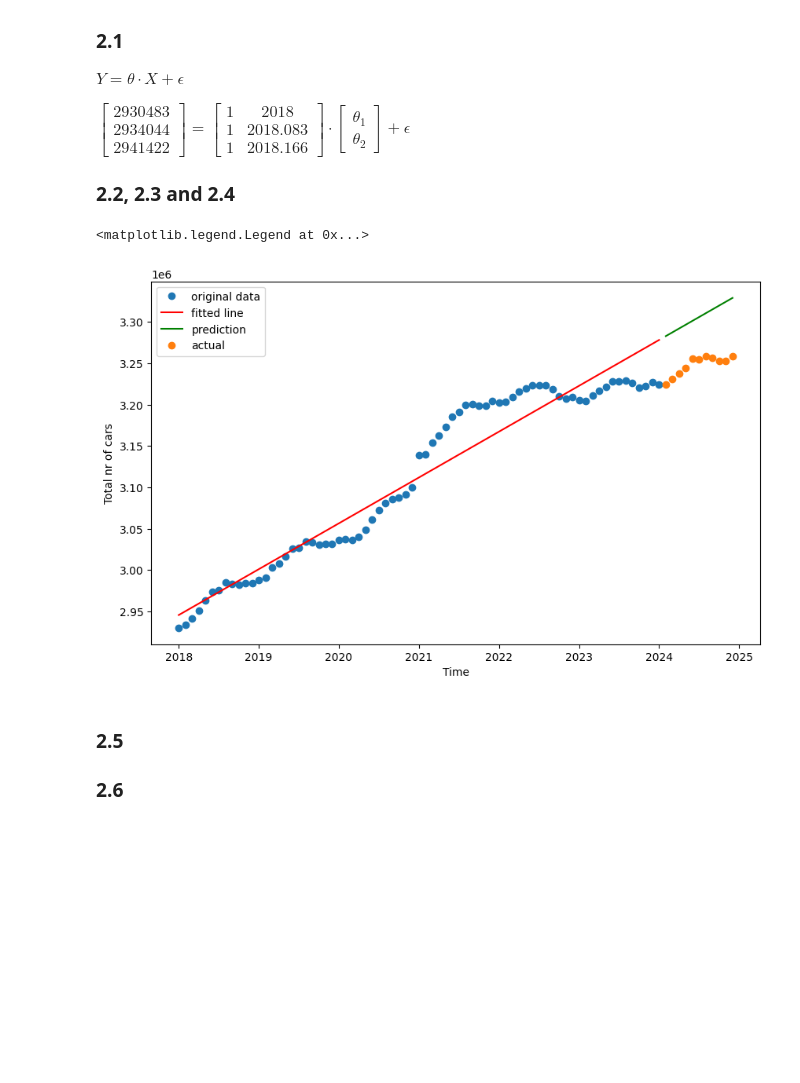
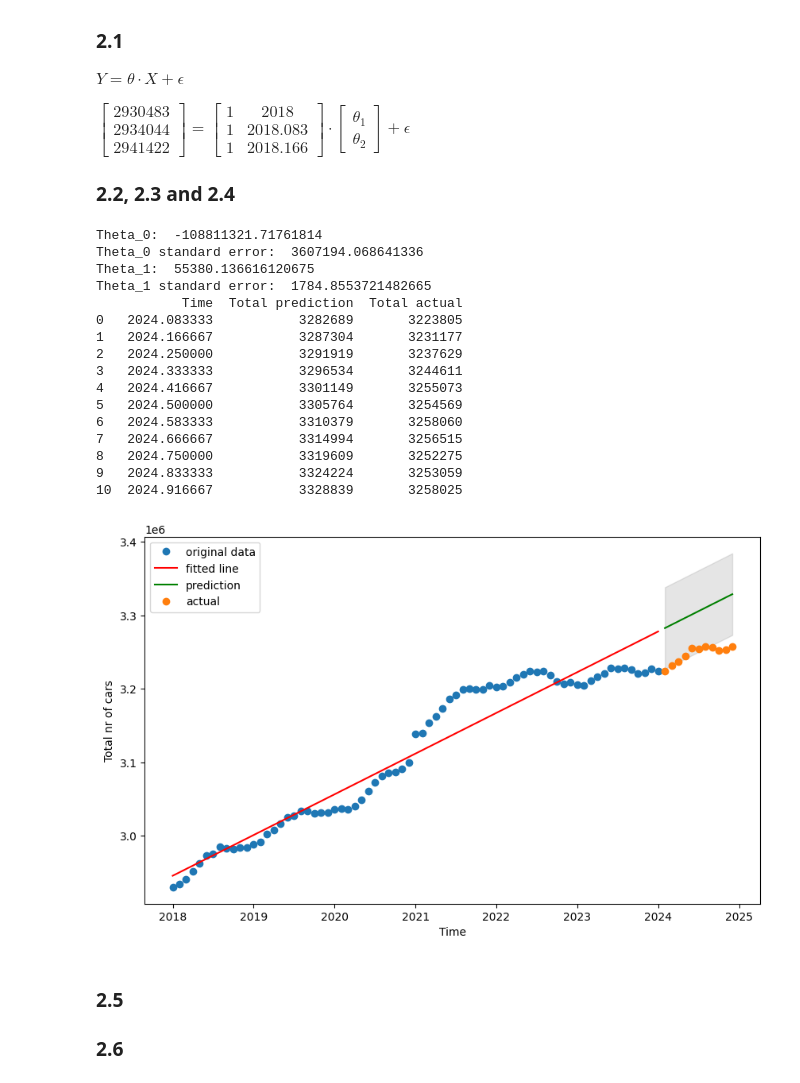
Before and after one commit to luca2618/Timeseries, a Jupyter notebook: assignment1.ipynb, the cells around one changed output. Saved outputs shown, nothing was run; the diff lists cells and outputs as text; code cells hidden in the pictures; blank space fills up the shorter version.

```diff
--- a/assignment1.ipynb
+++ b/assignment1.ipynb
@@ -84,32 +85,80 @@ $ \begin{bmatrix}
 # %%
 # estimate the trend
 
 N = len(train)
 
 x = np.array([np.ones(N),np.array(train['time'])]).T
 y = np.array(train['total'])
 
 x_future = np.array([np.ones(len(test)),np.array(test['time'])]).T
 y_future = np.array(test['total'])
 
+
 reg = LinearRegression(fit_intercept=False)
 reg.fit(x, y)
+#sigma_hat^2
+var = sum((y - reg.predict(x))**2)/(N-2)
+theta_var = np.linalg.inv(x.T@x)*var
+standard_error = np.sqrt(np.diag(theta_var))
+
+print("Theta_0: ", reg.coef_[0])
+print("Theta_0 standard error: ", standard_error[0])
+print("Theta_1: ", reg.coef_[1])
+print("Theta_1 standard error: ", standard_error[1])
+
+
+alpha = 0.05
+dof = N-2
+t_val = stats.t.isf(alpha/2, dof)
+
+prediction_interval = []
+
+for x_next in x_future:
+    err_var = var + x_next.T @ theta_var @ x_next
+    confidence = t_val*np.sqrt(err_var)
+    prediction_interval.append(err_var)
+
+prediction_interval = np.array(prediction_interval)
+
+
 
 plt.figure(figsize=(10, 6))
 plt.plot(x[:,1], y, 'o', label='original data')
 plt.plot(x[:,1], (x@reg.coef_.T), 'r', label='fitted line')
 
 
 prediction = x_future@reg.coef_.T
 plt.plot(x_future[:,1], prediction, 'g', label='prediction')
 plt.plot(x_future[:,1], y_future, 'o', label='actual')
+plt.fill_between(x_future[:,1], prediction-confidence, prediction+confidence, color='gray', alpha=0.2)
 
 plt.xlabel('Time')
 plt.ylabel('Total nr of cars')
 plt.legend()
+
+df = pd.DataFrame(x_future[:,1], columns=["Time"])
+df['Total prediction'] = np.array(prediction, dtype=int)
+df['Total actual'] = np.array(y_future, dtype=int)
+
+print(df)
 # %% [output]
-<matplotlib.legend.Legend at 0x...>
+Theta_0:  -108811321.71761814
+Theta_0 standard error:  3607194.068641336
+Theta_1:  55380.136616120675
+Theta_1 standard error:  1784.8553721482665
+           Time  Total prediction  Total actual
+0   2024.083333           3282689       3223805
+1   2024.166667           3287304       3231177
+2   2024.250000           3291919       3237629
+3   2024.333333           3296534       3244611
+4   2024.416667           3301149       3255073
+5   2024.500000           3305764       3254569
+6   2024.583333           3310379       3258060
+7   2024.666667           3314994       3256515
+8   2024.750000           3319609       3252275
+9   2024.833333           3324224       3253059
+10  2024.916667           3328839       3258025
-[figure, old version]
+[figure, new version]
 # %% [markdown]
 ### 2.5
 
```
Also changed, not shown: parts of 2 cells of this notebook.
